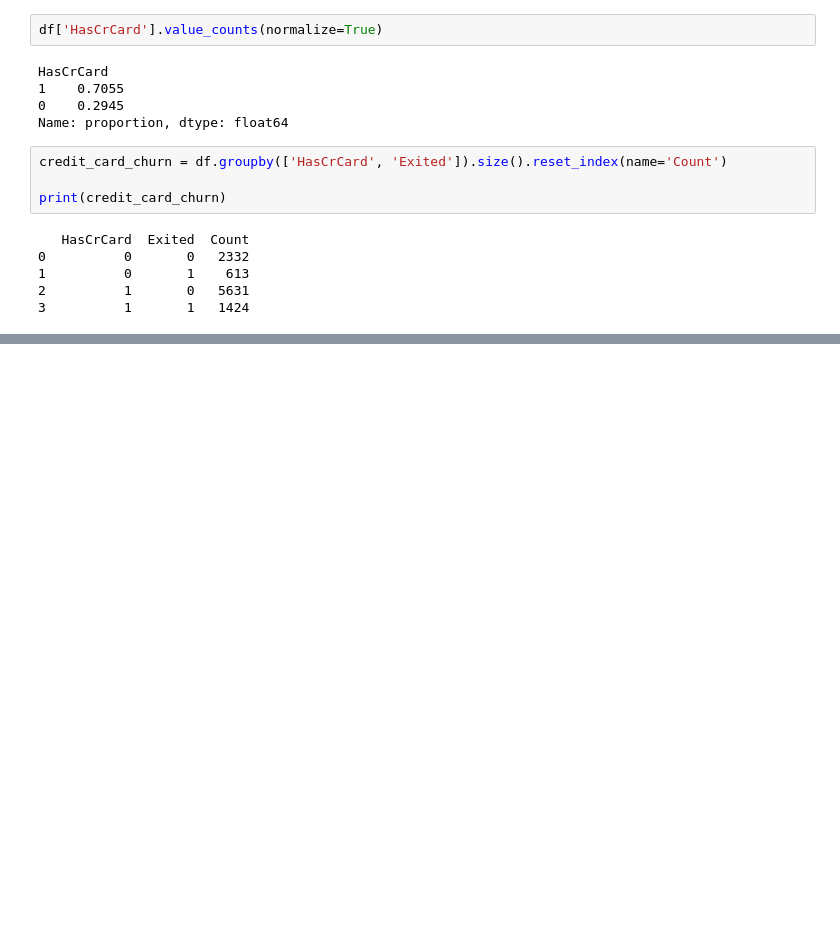
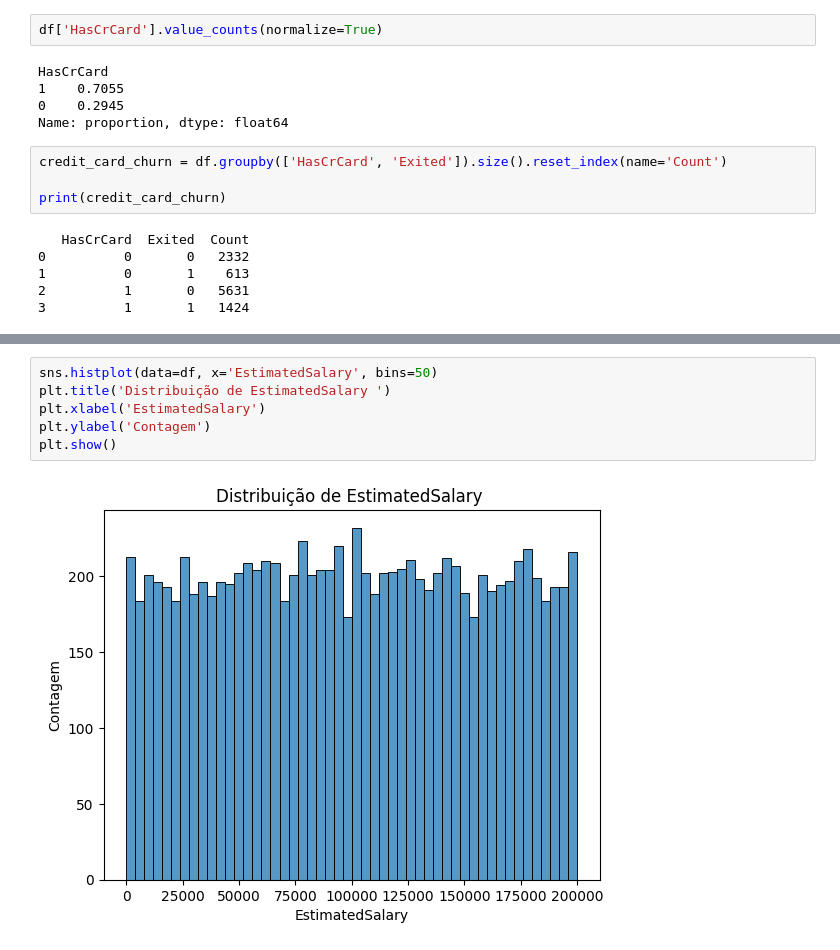
Before and after one commit to JulioRena/churn_predict, a Jupyter notebook: EDA.ipynb, the cells around one changed output, grey strips where cells are left out. Saved outputs shown, nothing was run; the diff lists cells and outputs as text; blank space fills up the shorter version.

```diff
--- a/EDA.ipynb
+++ b/EDA.ipynb
@@ -622,0 +696,8 @@ print(churn_proportion)
+# %%
+sns.histplot(data=df, x='EstimatedSalary', bins=50)
+plt.title('Distribuição de EstimatedSalary ')
+plt.xlabel('EstimatedSalary')
+plt.ylabel('Contagem')
+plt.show()
+# %% [output]
+[figure, added]
```
Also changed, not shown: parts of 26 cells of this notebook.
